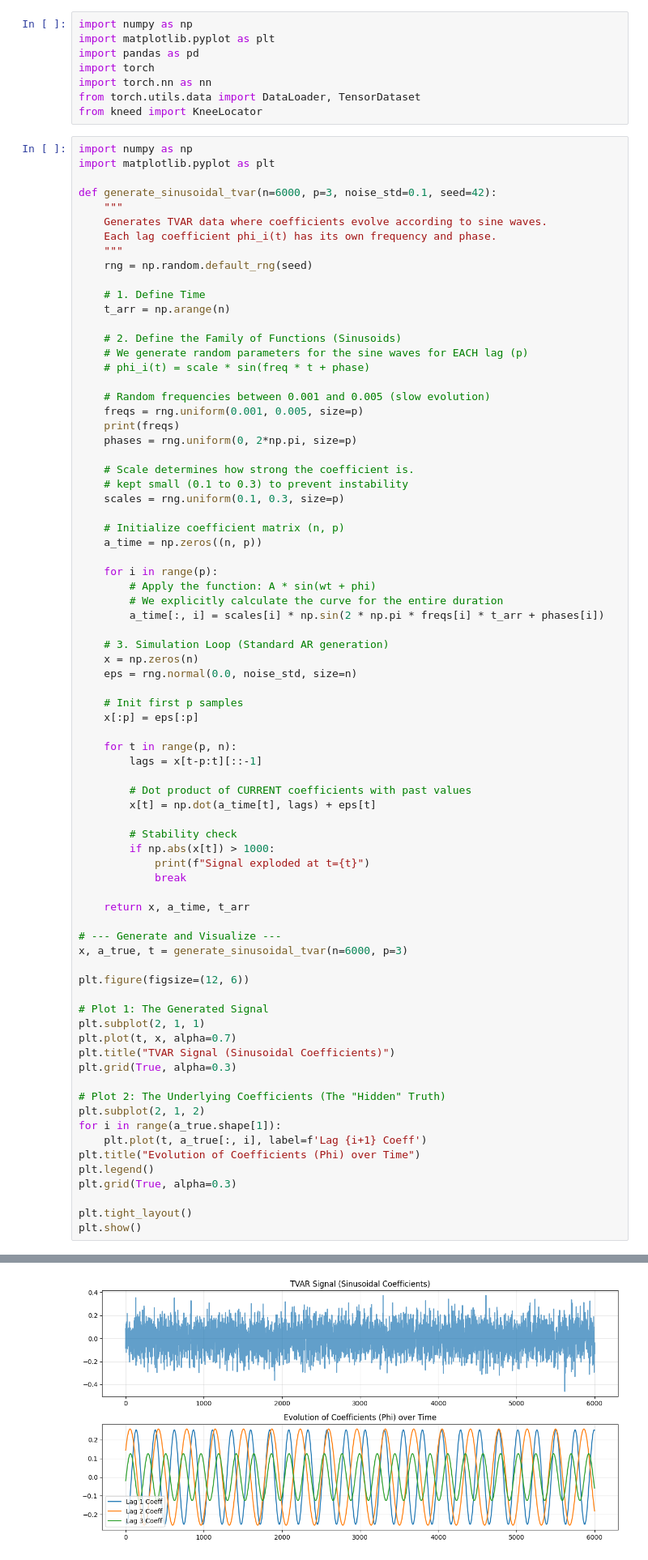
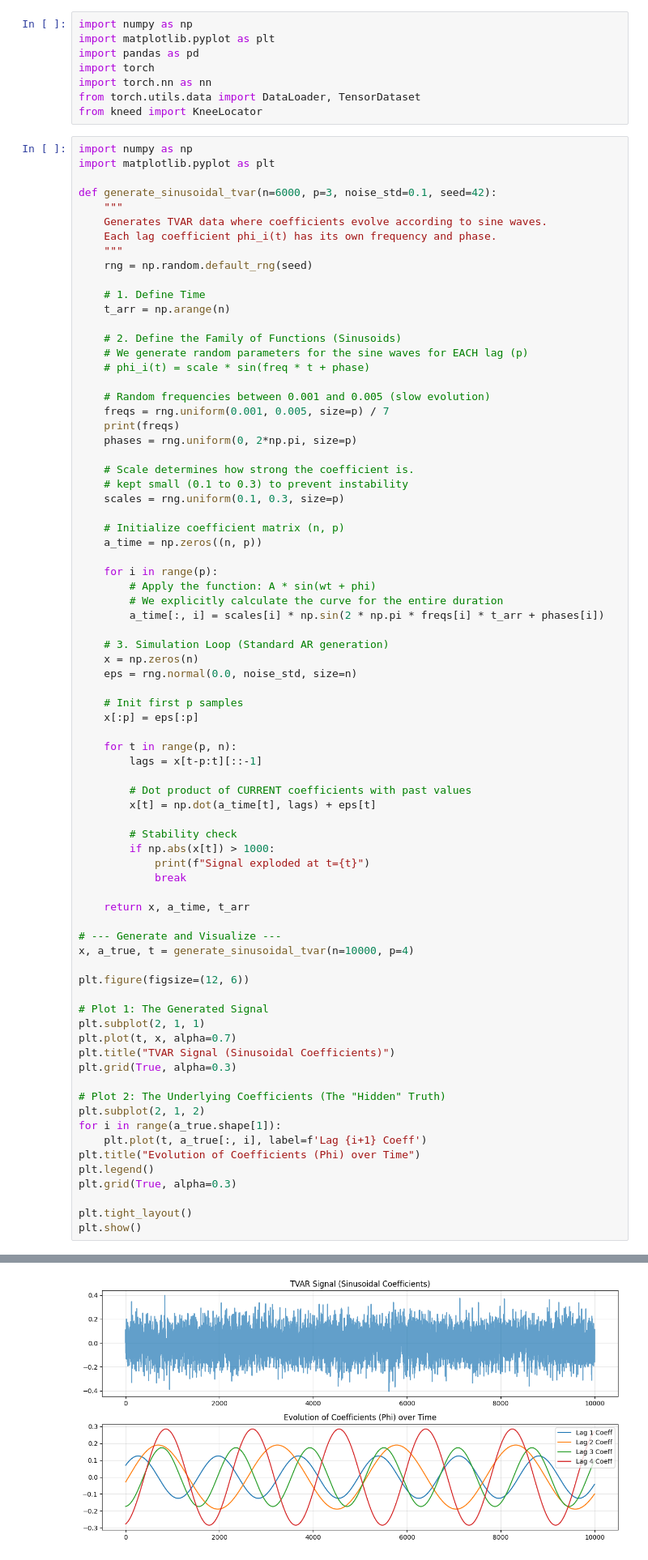
Before and after one commit to erfanzabeh/StocasticDiffEq_Simulation, a Jupyter notebook: tvar_linear_mlp.ipynb, the cells around one changed output, grey strips where cells are left out. Shown at 81% size. Drawn from its saved outputs; the diff is of its cells as text.

```diff
--- a/tvar_linear_mlp.ipynb
+++ b/tvar_linear_mlp.ipynb
@@ -25,7 +25,7 @@ def generate_sinusoidal_tvar(n=6000, p=3, noise_std=0.1, seed=42):
     # phi_i(t) = scale * sin(freq * t + phase)
 
     # Random frequencies between 0.001 and 0.005 (slow evolution)
-    freqs = rng.uniform(0.001, 0.005, size=p)
+    freqs = rng.uniform(0.001, 0.005, size=p) / 7
     print(freqs)
     phases = rng.uniform(0, 2*np.pi, size=p)
 
@@ -62,7 +62,7 @@ def generate_sinusoidal_tvar(n=6000, p=3, noise_std=0.1, seed=42):
     return x, a_time, t_arr
 
 # --- Generate and Visualize ---
-x, a_true, t = generate_sinusoidal_tvar(n=6000, p=3)
+x, a_true, t = generate_sinusoidal_tvar(n=10000, p=4)
 
 plt.figure(figsize=(12, 6))
 
@@ -87,4 +87,4 @@ plt.show()
-[figure, old version]
+[figure, new version]
 # %%
 # Make Lagged Dataset
 
```
Also changed, not shown: parts of 6 cells of this notebook.
